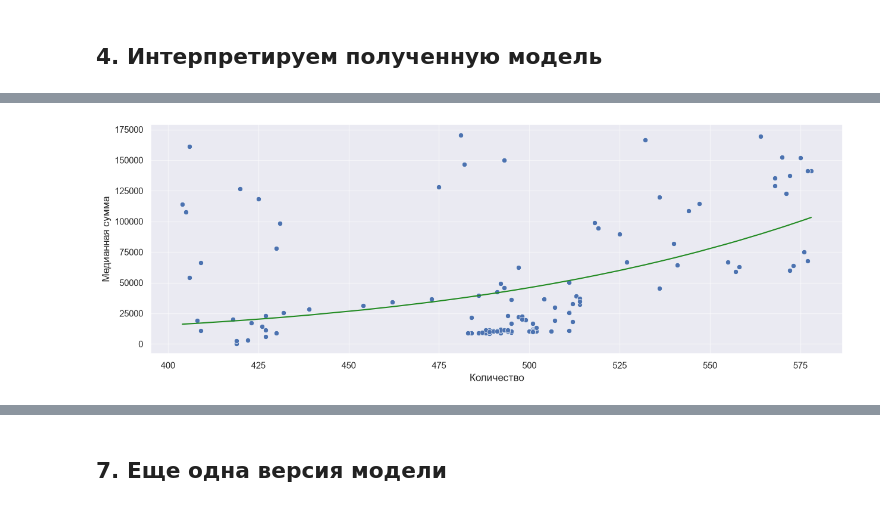
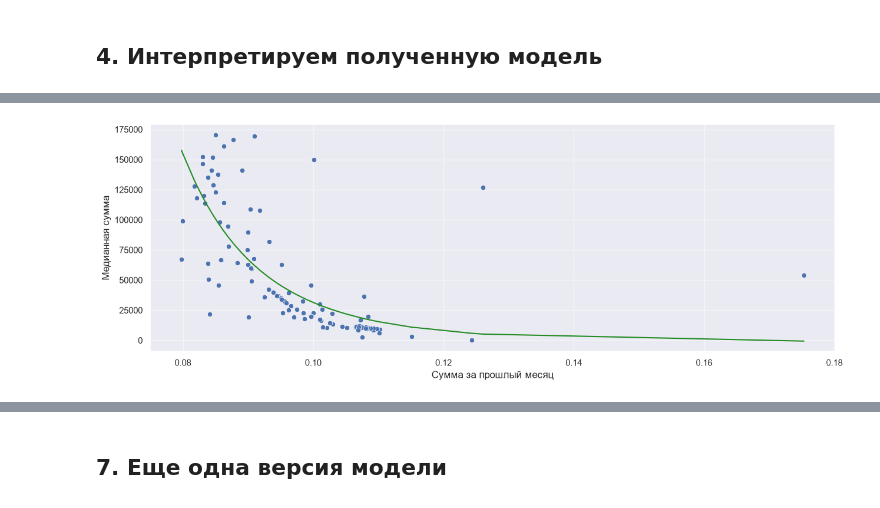
Before and after one commit to burtsevdmitry/ai-learning, a Jupyter notebook: sub-1/sub-1-2.ipynb, the cells around one changed output, grey strips where cells are left out. Drawn from its saved outputs; the diff is of its cells as text; code cells hidden in the pictures.

```diff
--- a/sub-1/sub-1-2.ipynb
+++ b/sub-1/sub-1-2.ipynb
@@ -405,7 +201,8 @@ visualize_distribution(dataMonitor, variable="sum")
 ## 1. Подготовка данных
 # %%
 # Убираем выбросы по правилу +/- 2 стандартных отклонения, z-score
-numeric_cols = ['sum', 'qty', 'sum_avg12', 'avg_price', 'sum_delta_avg12', 'delta']
+numeric_cols = ['sum', 'is_crysis', 'is_winter', 'is_spring', 'is_summer',
+'sum_lag1', 'sum_lag2', 'sum_lag3', 'qty_lag1', 'qty_lag2', 'qty_lag3']
 df = dataMonitor[numeric_cols]
 df = df[np.abs((dataMonitor['sum']-dataMonitor['sum'].mean())/dataMonitor['sum'].std())<=2]
 print(dataMonitor.shape)
@@ -514,6 +273,7 @@ R2:  0.614080727892643
 # %%
 target_col = ['sum']
-features_col = ['qty', 'sum_avg12', 'avg_price']
+features_col = ['is_crysis', 'is_winter', 'is_spring', 'is_summer',
+'sum_lag1', 'sum_lag2', 'sum_lag3', 'qty_lag1', 'qty_lag2', 'qty_lag3']
 X_train, X_test, y_train, y_test = split_train_test(df, features_col, target_col)
 model = train_model(X_train, y_train)
 y_pred = get_predictions(model, X_test)
@@ -533,8 +290,0 @@ R2:  0.6577989041862942
-# %%
-target_col = ['sum']
-features_col = ['qty', 'sum_avg12', 'avg_price', 'sum_delta_avg12']
-X_train, X_test, y_train, y_test = split_train_test(df, features_col, target_col)
-model = train_model(X_train, y_train)
-y_pred = get_predictions(model, X_test)
-visualize_prediction(y_test, y_pred)
-show_metrics(y_test, y_pred)
@@ -552,8 +290,0 @@ R2:  1.0
-# %%
-target_col = ['sum']
-features_col = ['qty', 'sum_avg12', 'avg_price', 'sum_delta_avg12', 'delta']
-X_train, X_test, y_train, y_test = split_train_test(df, features_col, target_col)
-model = train_model(X_train, y_train)
-y_pred = get_predictions(model, X_test)
-visualize_prediction(y_test, y_pred)
-show_metrics(y_test, y_pred)
@@ -595,14 +322,14 @@ def draw_scatteplot(df, x, y, xlab, ylab, y_pred = None):
     plt.ylabel(ylab)
     plt.show()
 # %%
-df["qty6"] = df["qty"]**6 # Трансформируем переменную
+df["sum_lag1_"] = df["sum_lag1"]**(-7) # Трансформируем переменную
 target_col = ['sum']
-features_col = ['qty6']
+features_col = ['sum_lag1_']
 model = train_model(df[features_col], df[target_col])
 y_pred = get_predictions(model, df[features_col])
-draw_scatteplot(df, x = "qty", y = "sum", xlab = "Количество", ylab = "Медианная сумма", y_pred = y_pred)
+draw_scatteplot(df, x = "sum_lag1", y = "sum", xlab = "Сумма за прошлый месяц", ylab = "Медианная сумма", y_pred = y_pred)
 # %% [output]
-[figure, old version]
+[figure, new version]
 # %%
 #df["qty6"] = df["qty"]**6 # Трансформируем переменную
 target_col = ['sum']
```
Also changed, not shown: parts of 45 cells of this notebook.
